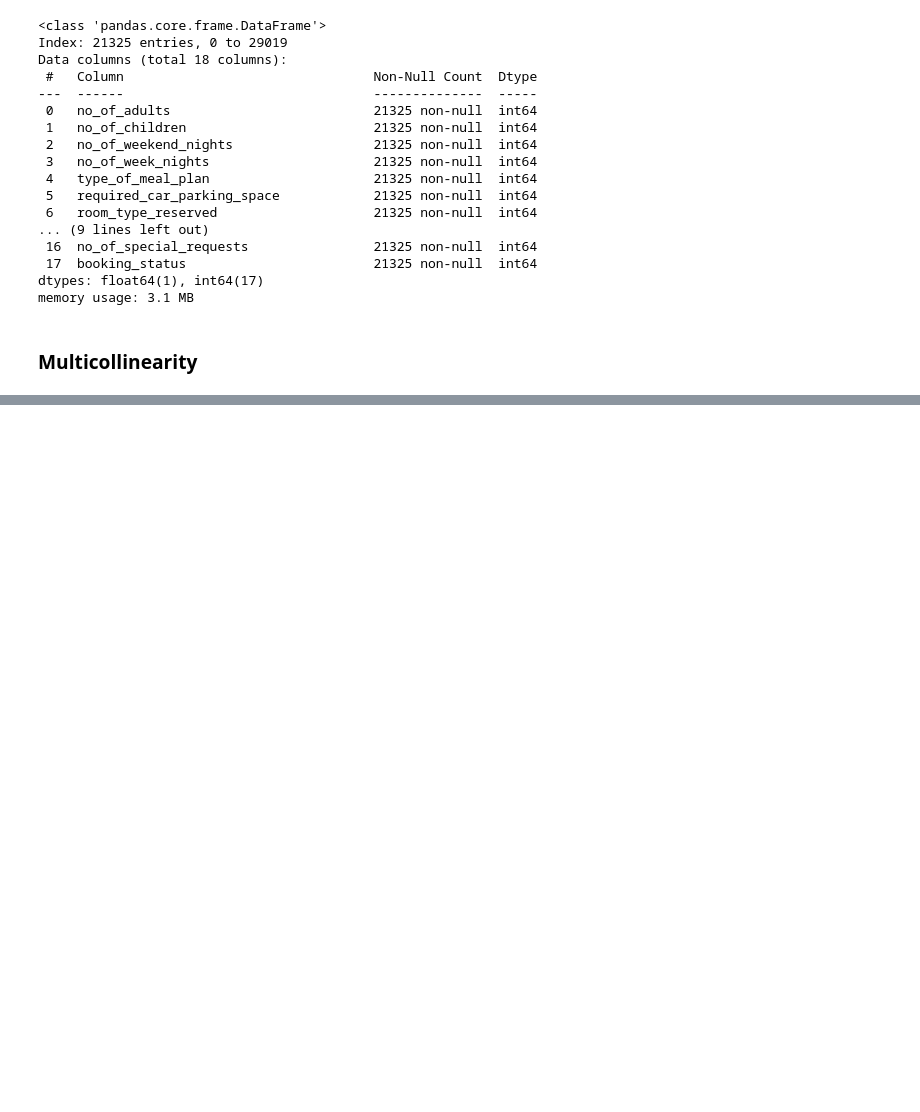
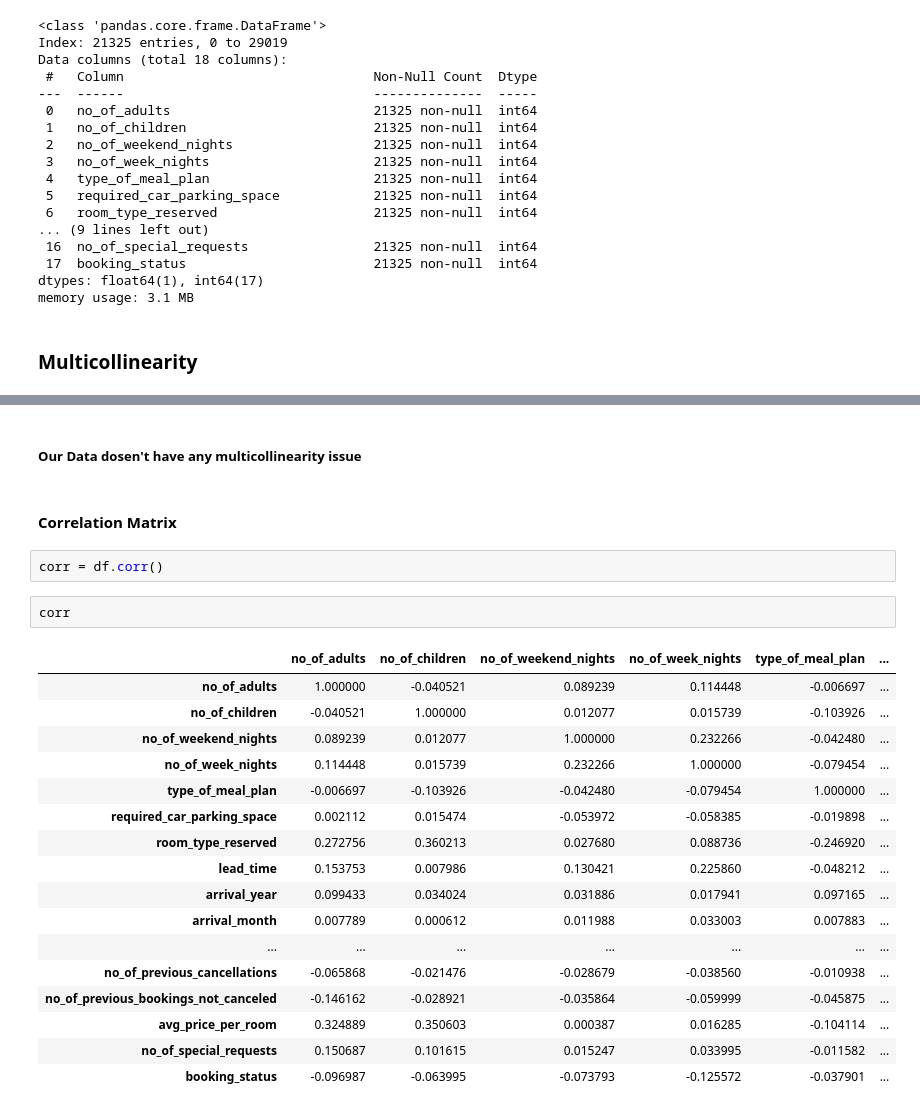
Before and after one commit to JoeUzo/Hotel-Reservation-Predicition, a Jupyter notebook: notebook/notebook.ipynb, the cells around one changed output, grey strips where cells are left out. Drawn from its saved outputs; the diff is of its cells as text; blank space fills up the shorter version.

```diff
--- a/notebook/notebook.ipynb
+++ b/notebook/notebook.ipynb
@@ -302,0 +315,26 @@ Successfully installed patsy-1.0.1 statsmodels-0.14.4
+# %% [markdown]
+##### Our Data dosen't have any multicollinearity issue
+# %% [markdown]
+#### Correlation Matrix
+# %%
+corr = df.corr()
+# %%
+corr
+# %% [output]
+|  | no_of_adults | no_of_children | no_of_weekend_nights | no_of_week_nights | type_of_meal_plan | ... |
+| no_of_adults | 1.000000 | -0.040521 | 0.089239 | 0.114448 | -0.006697 | ... |
+| no_of_children | -0.040521 | 1.000000 | 0.012077 | 0.015739 | -0.103926 | ... |
+| no_of_weekend_nights | 0.089239 | 0.012077 | 1.000000 | 0.232266 | -0.042480 | ... |
+| no_of_week_nights | 0.114448 | 0.015739 | 0.232266 | 1.000000 | -0.079454 | ... |
+| type_of_meal_plan | -0.006697 | -0.103926 | -0.042480 | -0.079454 | 1.000000 | ... |
+| required_car_parking_space | 0.002112 | 0.015474 | -0.053972 | -0.058385 | -0.019898 | ... |
+| room_type_reserved | 0.272756 | 0.360213 | 0.027680 | 0.088736 | -0.246920 | ... |
+| lead_time | 0.153753 | 0.007986 | 0.130421 | 0.225860 | -0.048212 | ... |
+| arrival_year | 0.099433 | 0.034024 | 0.031886 | 0.017941 | 0.097165 | ... |
+| arrival_month | 0.007789 | 0.000612 | 0.011988 | 0.033003 | 0.007883 | ... |
+| ... | ... | ... | ... | ... | ... | ... |
+| no_of_previous_cancellations | -0.065868 | -0.021476 | -0.028679 | -0.038560 | -0.010938 | ... |
+| no_of_previous_bookings_not_canceled | -0.146162 | -0.028921 | -0.035864 | -0.059999 | -0.045875 | ... |
+| avg_price_per_room | 0.324889 | 0.350603 | 0.000387 | 0.016285 | -0.104114 | ... |
+| no_of_special_requests | 0.150687 | 0.101615 | 0.015247 | 0.033995 | -0.011582 | ... |
+| booking_status | -0.096987 | -0.063995 | -0.073793 | -0.125572 | -0.037901 | ... |
```
Also changed, not shown: parts of 24 cells of this notebook.
